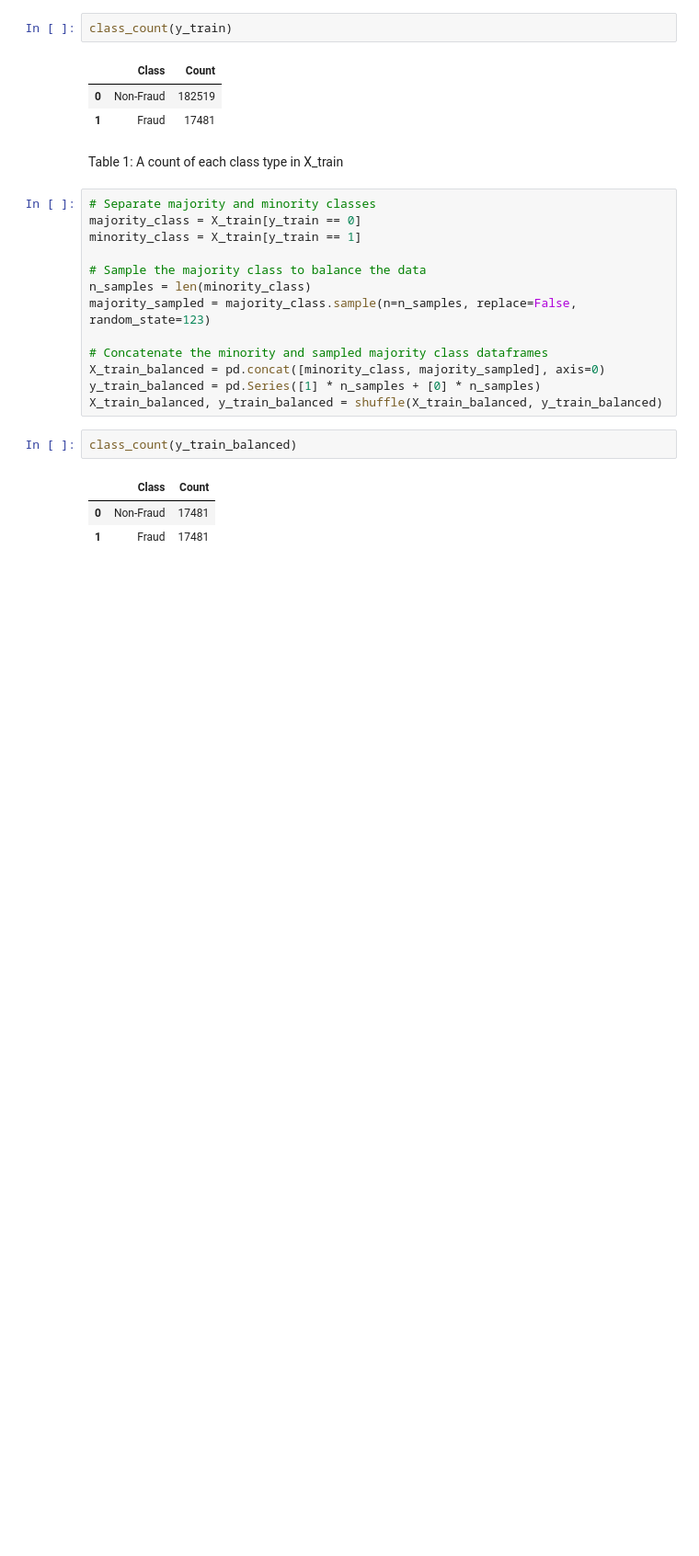
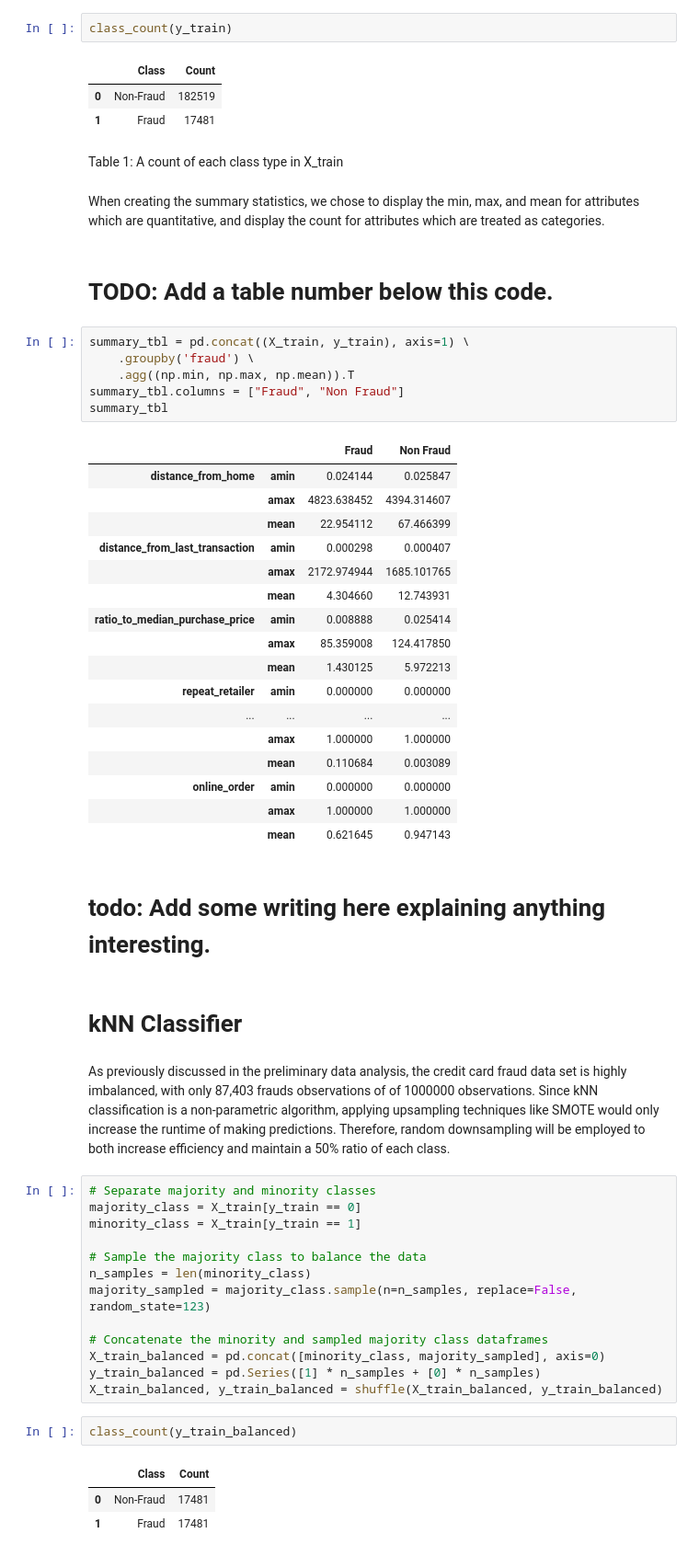
Before and after one commit to JonAndYu/ECON323-Project, a Jupyter notebook: project.ipynb, the cells around one changed output. Shown: that part at 92% size. Drawn from its saved outputs; the diff is of its cells as text; blank space fills up the shorter version.

```diff
--- a/project.ipynb
+++ b/project.ipynb
@@ -231,6 +225,40 @@ class_count(y_train)
 | 1 | Fraud | 17481 |
 # %% [markdown]
 Table 1: A count of each class type in X_train
+# %% [markdown]
+When creating the summary statistics, we chose to display the min, max, and mean for attributes which are quantitative, and display the count for attributes which are treated as categories.
+# %% [markdown]
+# TODO: Add a table number below this code.
+# %%
+summary_tbl = pd.concat((X_train, y_train), axis=1) \
+    .groupby('fraud') \
+    .agg((np.min, np.max, np.mean)).T
+summary_tbl.columns = ["Fraud", "Non Fraud"]
+summary_tbl
+# %% [output]
+|  |  | Fraud | Non Fraud |
+| distance_from_home | amin | 0.024144 | 0.025847 |
+|  | amax | 4823.638452 | 4394.314607 |
+|  | mean | 22.954112 | 67.466399 |
+| distance_from_last_transaction | amin | 0.000298 | 0.000407 |
+|  | amax | 2172.974944 | 1685.101765 |
+|  | mean | 4.304660 | 12.743931 |
+| ratio_to_median_purchase_price | amin | 0.008888 | 0.025414 |
+|  | amax | 85.359008 | 124.417850 |
+|  | mean | 1.430125 | 5.972213 |
+| repeat_retailer | amin | 0.000000 | 0.000000 |
+| ... | ... | ... | ... |
+|  | amax | 1.000000 | 1.000000 |
+|  | mean | 0.110684 | 0.003089 |
+| online_order | amin | 0.000000 | 0.000000 |
+|  | amax | 1.000000 | 1.000000 |
+|  | mean | 0.621645 | 0.947143 |
+# %% [markdown]
+# todo: Add some writing here explaining anything interesting.
+# %% [markdown]
+# kNN Classifier
+# %% [markdown]
+As previously discussed in the preliminary data analysis, the credit card fraud data set is highly imbalanced, with only 87,403 frauds observations of of 1000000 observations. Since kNN classification is a non-parametric algorithm, applying upsampling techniques like SMOTE would only increase the runtime of making predictions. Therefore, random downsampling will be employed to both increase efficiency and maintain a 50% ratio of each class.
 # %%
 # Separate majority and minority classes
 majority_class = X_train[y_train == 0]
```
Also changed, not shown: parts of 16 cells of this notebook.
